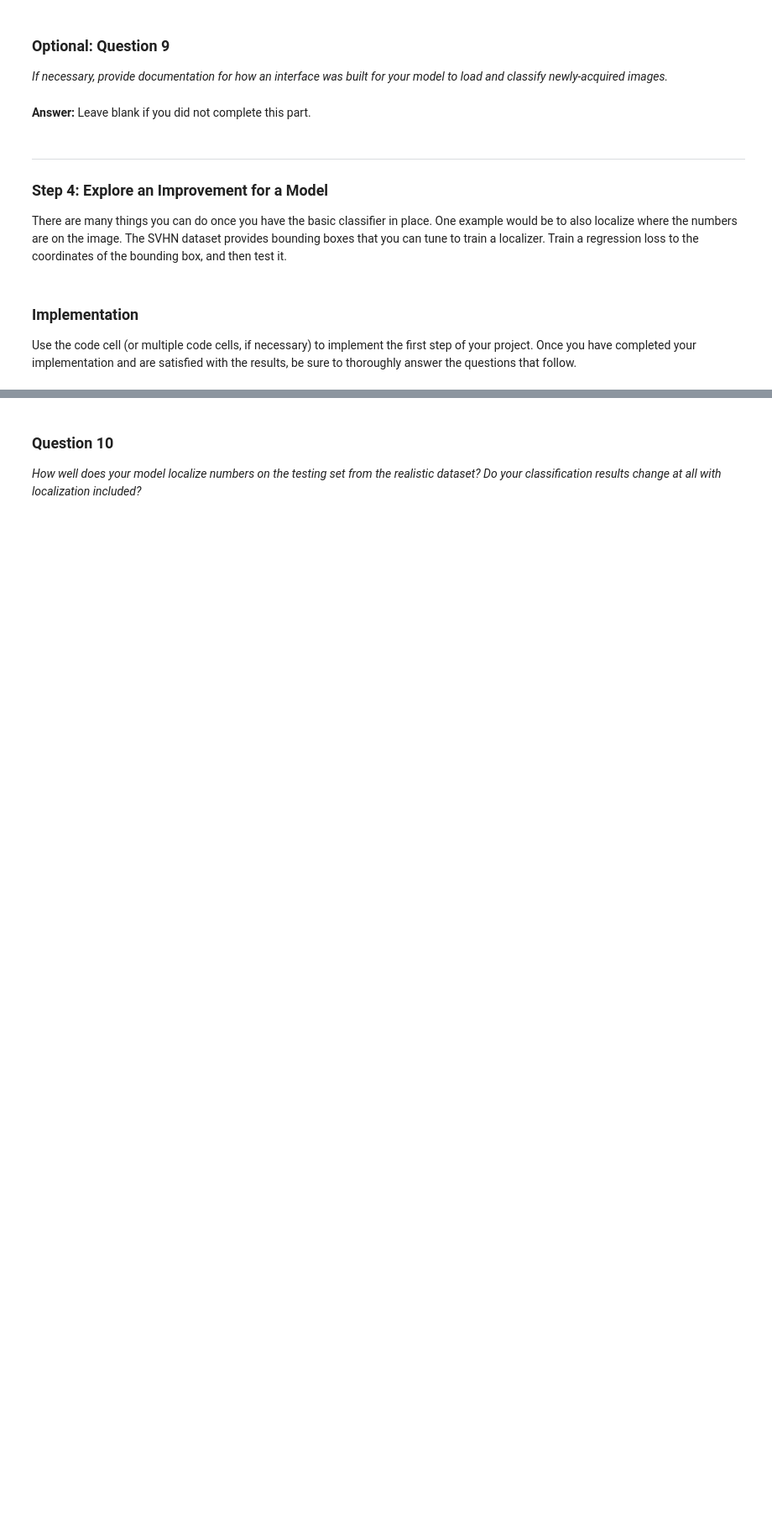
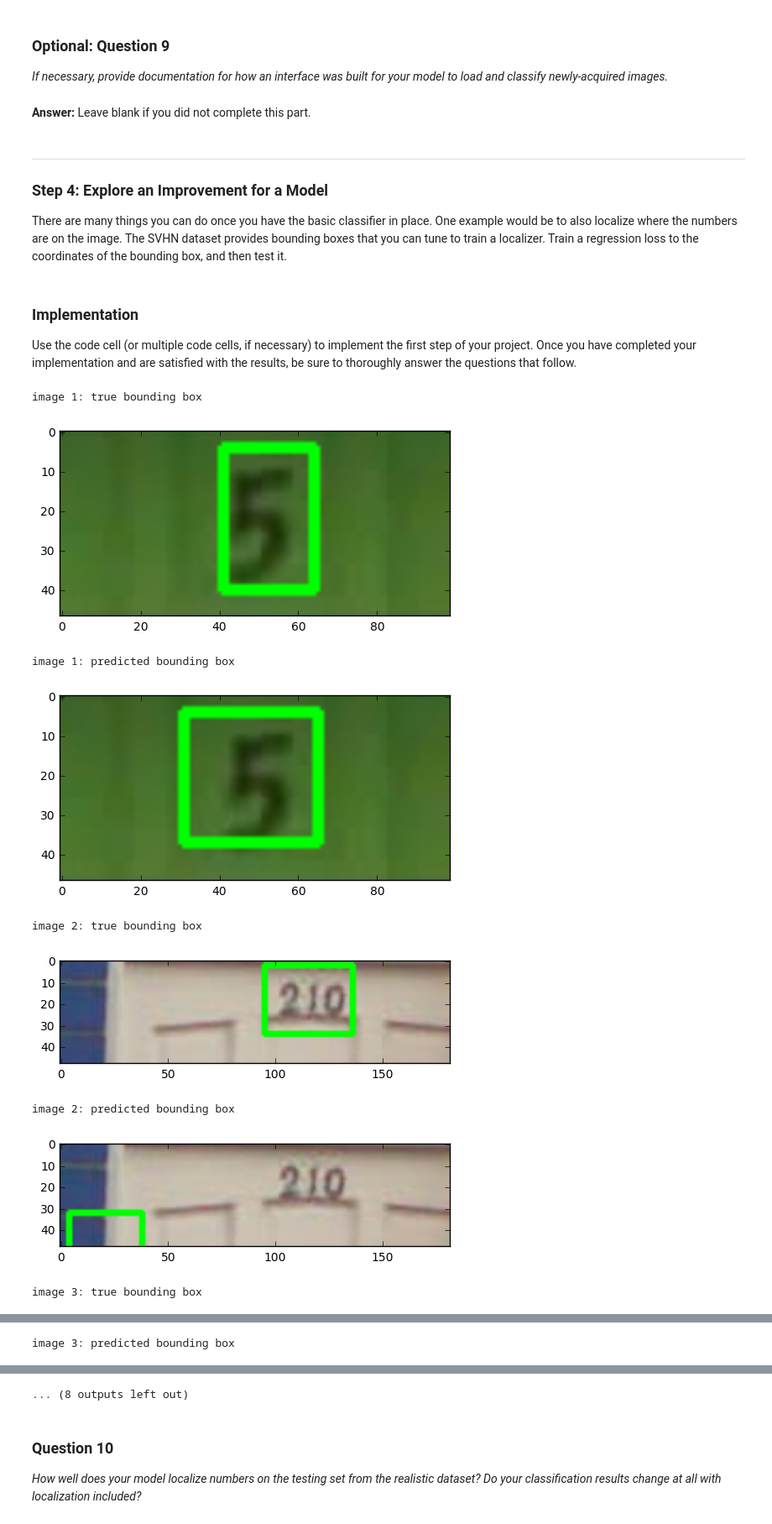
Before and after one commit to HariKolakaleti/machine_learning_udacity, a Jupyter notebook: digit_recognizer/digit_recognition.ipynb, the cells around one changed output, grey strips where cells are left out. Shown at 84% size. Drawn from its saved outputs; the diff is of its cells as text; code cells hidden in the pictures; blank space fills up the shorter version.

```diff
--- a/digit_recognizer/digit_recognition.ipynb
+++ b/digit_recognizer/digit_recognition.ipynb
@@ -1507,3 +1693,36 @@ There are many things you can do once you have the basic classifier in place. On
 # %% [markdown]
 ### Implementation
 Use the code cell (or multiple code cells, if necessary) to implement the first step of your project. Once you have completed your implementation and are satisfied with the results, be sure to thoroughly answer the questions that follow.
+# %%
+dataset_orig = np.ndarray([100,32,32,1], dtype='float32')
+bboxes = np.zeros([100,6], dtype='int32')
+bbox_orig = [ [64, 40, 41, 4], [136, 34, 95, 2], [73, 24, 59, 4], [47, 25, 30, 4], [75, 30, 41, 3] ]
+bbox_pred = [ [65, 37, 31, 4], [4, 32, 38, 67], [65, 37, 31, 4], [67, 38, 31, 4], [65, 37, 31, 4] ]
+
+for i in range(1,6):
+    rd_fname = 'my_data/orig/{}.png'.format(i)
+    wr_fname = 'my_data/localized/{}.png'.format(i)
+
+    print 'image {}: true bounding box'.format(i)
+    img_orig = cv2.imread(rd_fname)
+    cv2.rectangle(img_orig,(bbox_orig[i-1][0],bbox_orig[i-1][1]),(bbox_orig[i-1][2],bbox_orig[i-1][3]),(0,255,0),2)
+    plt.imshow(img_orig)
+    plt.show()
+
+    print 'image {}: predicted bounding box'.format(i)
+    img_pred = cv2.imread(rd_fname)
+    cv2.rectangle(img_pred,(bbox_pred[i-1][0],bbox_pred[i-1][1]),(bbox_pred[i-1][2],bbox_pred[i-1][3]),(0,255,0),2)
+    plt.imshow(img_pred)
+    plt.show()
+
+    cv2.imwrite(wr_fname, img_pred)
+# %% [output]
+image 1: true bounding box
+[figure, added]
+image 1: predicted bounding box
+[figure, added]
+image 2: true bounding box
+[figure, added]
+image 2: predicted bounding box
+[figure, added]
+image 3: true bounding box
@@ -1509,0 +1730 @@ Use the code cell (or multiple code cells, if necessary) to implement the first
+image 3: predicted bounding box
@@ -1510,3 +1732,4 @@ Use the code cell (or multiple code cells, if necessary) to implement the first
+... (8 outputs left out)
 # %% [markdown]
 ### Question 10
 _How well does your model localize numbers on the testing set from the realistic dataset? Do your classification results change at all with localization included?_
```
Also changed, not shown: parts of 18 cells of this notebook, 8 other files.
